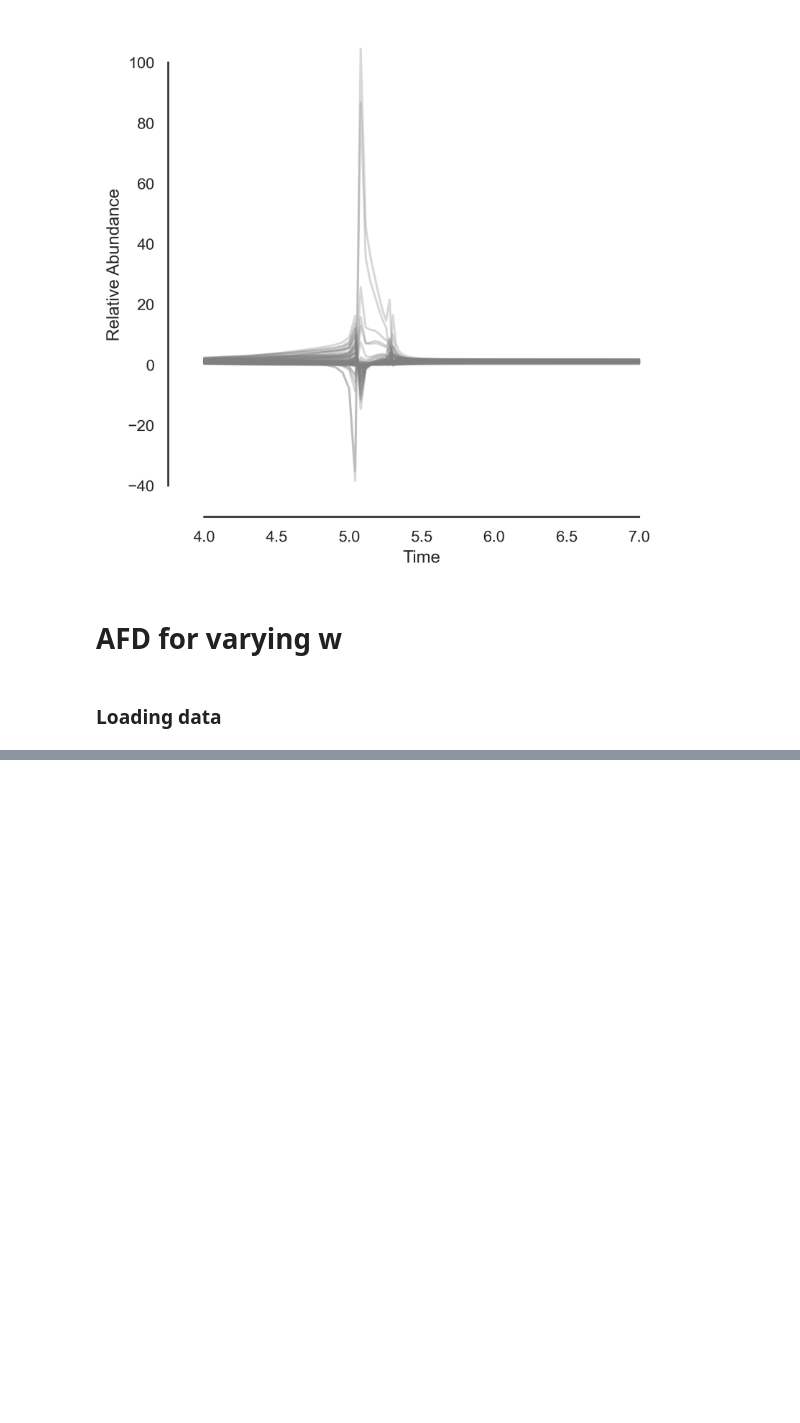
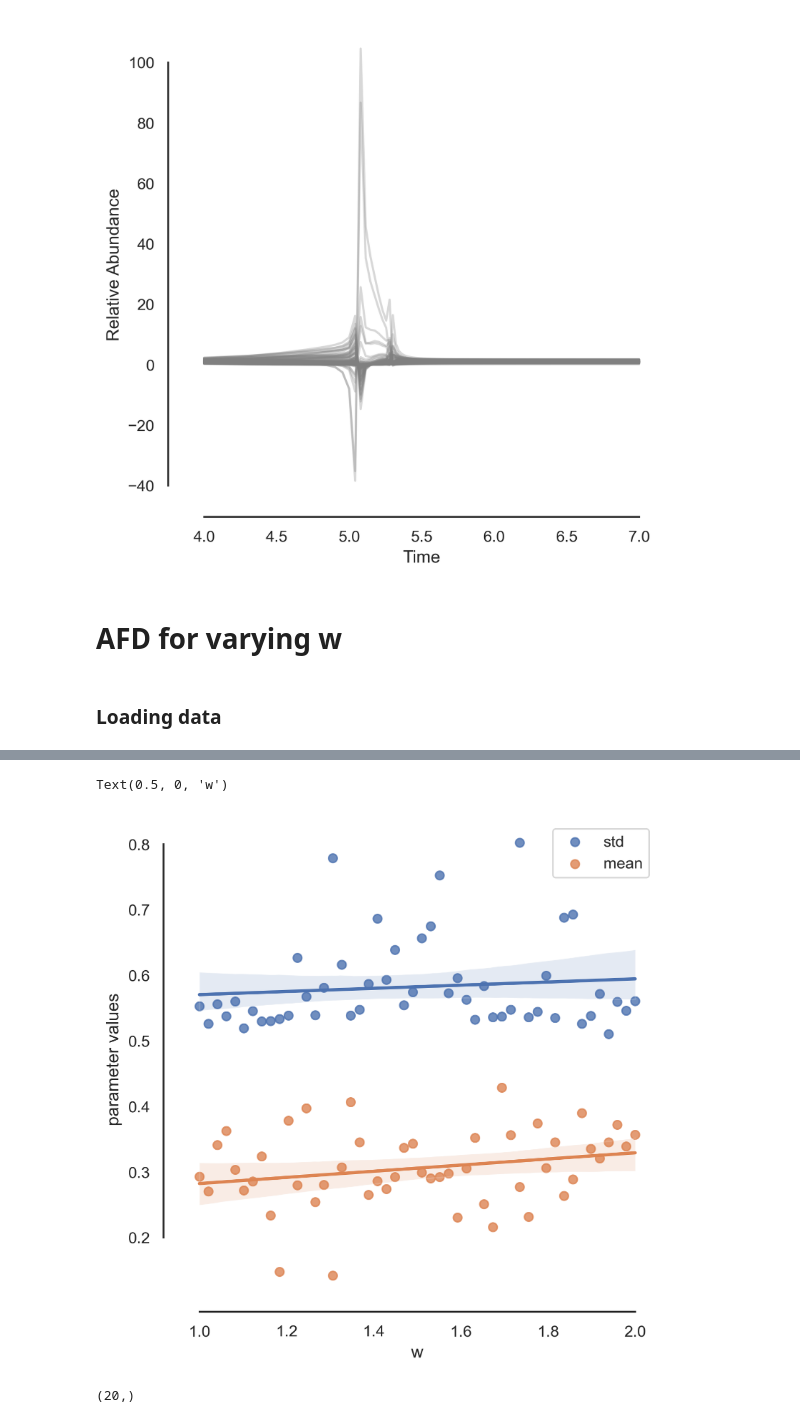
Before and after one commit to IVAN-Hu-yi/CellSizeBCAu, a Jupyter notebook: Code/Analysis.ipynb, the cells around one changed output, grey strips where cells are left out. Drawn from its saved outputs; the diff is of its cells as text; code cells hidden in the pictures; blank space fills up the shorter version.

```diff
--- a/Code/Analysis.ipynb
+++ b/Code/Analysis.ipynb
@@ -276,0 +314,13 @@ PearsonRResult(statistic=0.1686061686161031, pvalue=0.24181054913426797)
+# %%
+madlist = []
+madvar = []
+for i, _ in enumerate(warray):
+    afd = Cw[i]
+    for j in range(30):
+        afd[:, j] = (afd[:, j]/np.sum(afd[:, j]))*100
+    mad = np.sum(afd, axis=1)/30
+    mv = np.var(afd, axis=1)
+    mad[mad==0] = 1
+    mad[mad<1e-4] =1
+    madvar.append(mv)
+    madlist.append(mad)
@@ -276,0 +331,23 @@ PearsonRResult(statistic=0.1686061686161031, pvalue=0.24181054913426797)
+# %%
+stdl = []
+mul = []
+for i in range(len(madlist)):
+    mad = madlist[i]
+    mu, std = stats.norm.fit(np.log10(mad), method='mle')
+    stdl.append(std)
+    mul.append(mu)
+    # sns.distplot(np.log10(mad), fit=norm, kde=False)
+
+sns.regplot(x=warray, y=stdl, label='std')
+sns.regplot(x=warray, y=mul, label='mean')
+plt.legend()
+sns.despine(trim=True, offset=10)
+plt.ylabel('parameter values')
+plt.xlabel('w')
+# %% [output]
+Text(0.5, 0, 'w')
+[figure, added]
+# %%
+mv.shape
+# %% [output]
+(20,)
```
Also changed, not shown: parts of 23 cells of this notebook, 1 other file.
